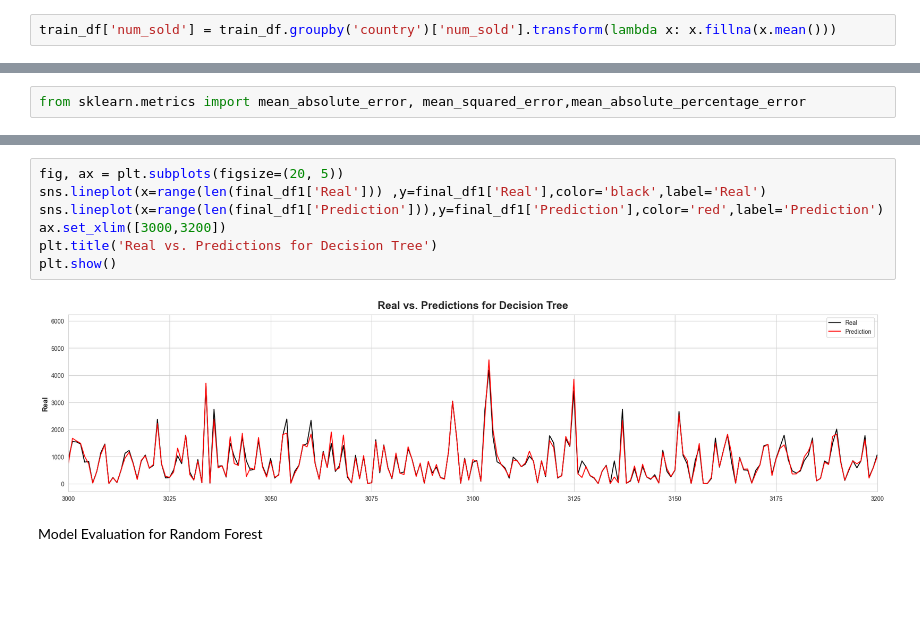
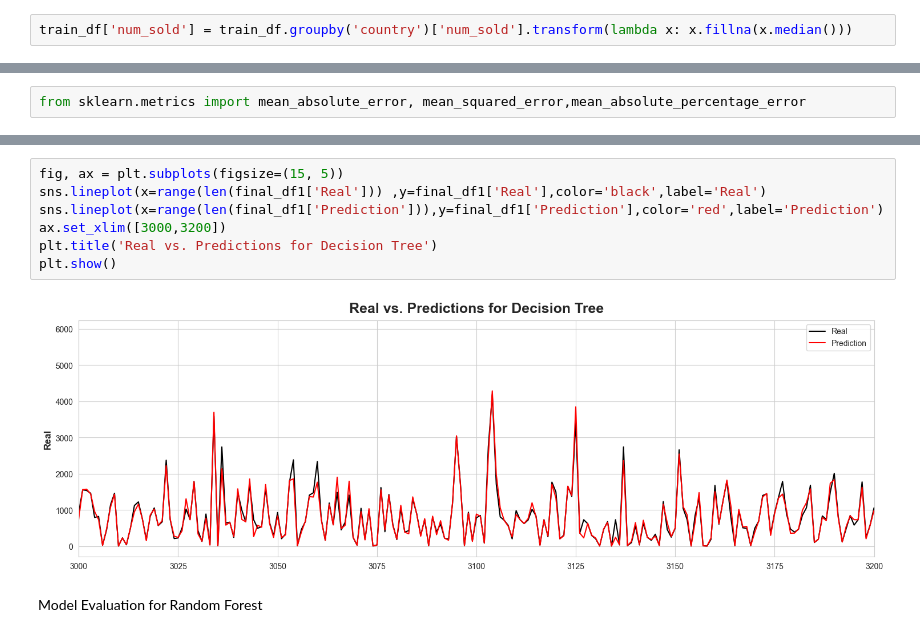
Before and after one commit to omjadhav9271/Forecasting-Sales, a Jupyter notebook: nb01.ipynb, the cells around one changed output, grey strips where cells are left out. Saved outputs shown, nothing was run; the diff lists cells and outputs as text; blank space fills up the shorter version.

```diff
--- a/nb01.ipynb
+++ b/nb01.ipynb
@@ -207,7 +252,7 @@ Name: num_sold, dtype: float64
 # %% [markdown]
 Handling Missing Values
 # %%
-train_df['num_sold'] = train_df.groupby('country')['num_sold'].transform(lambda x: x.fillna(x.mean()))
+train_df['num_sold'] = train_df.groupby('country')['num_sold'].transform(lambda x: x.fillna(x.median()))
 # %%
 import plotnine as p9
 from plotnine import *
@@ -483,12 +537,12 @@ MAPE: 0.11438192544716588
 # %%
-fig, ax = plt.subplots(figsize=(20, 5))
+fig, ax = plt.subplots(figsize=(15, 5))
 sns.lineplot(x=range(len(final_df1['Real'])) ,y=final_df1['Real'],color='black',label='Real')
 sns.lineplot(x=range(len(final_df1['Prediction'])),y=final_df1['Prediction'],color='red',label='Prediction')
 ax.set_xlim([3000,3200])
 plt.title('Real vs. Predictions for Decision Tree')
 plt.show()
 # %% [output]
-[figure, old version]
+[figure, new version]
 # %% [markdown]
 Model Evaluation for Random Forest
 # %%
```
Also changed, not shown: parts of 24 cells of this notebook, 1 other file.
